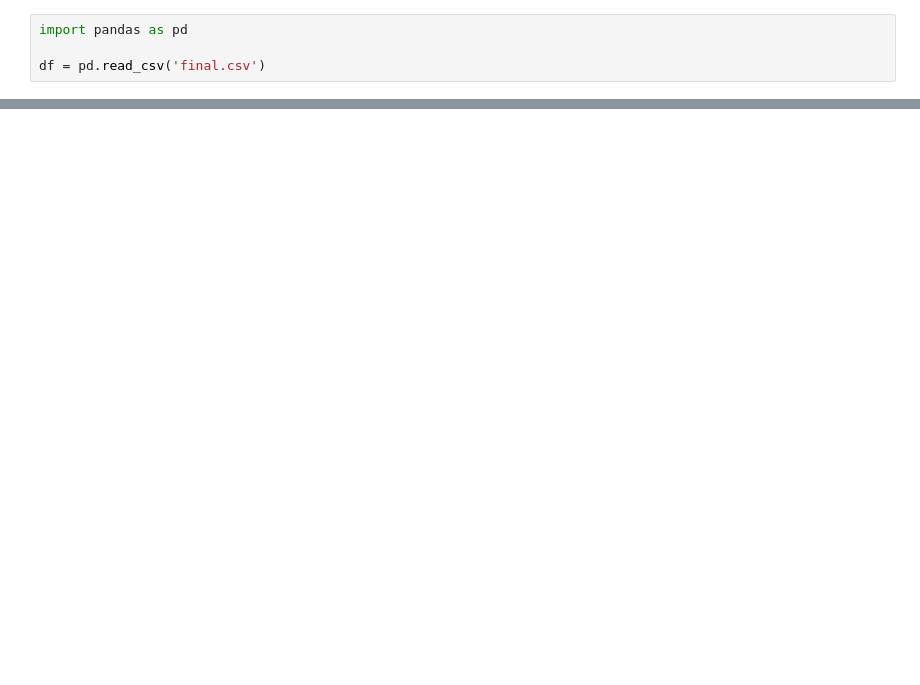
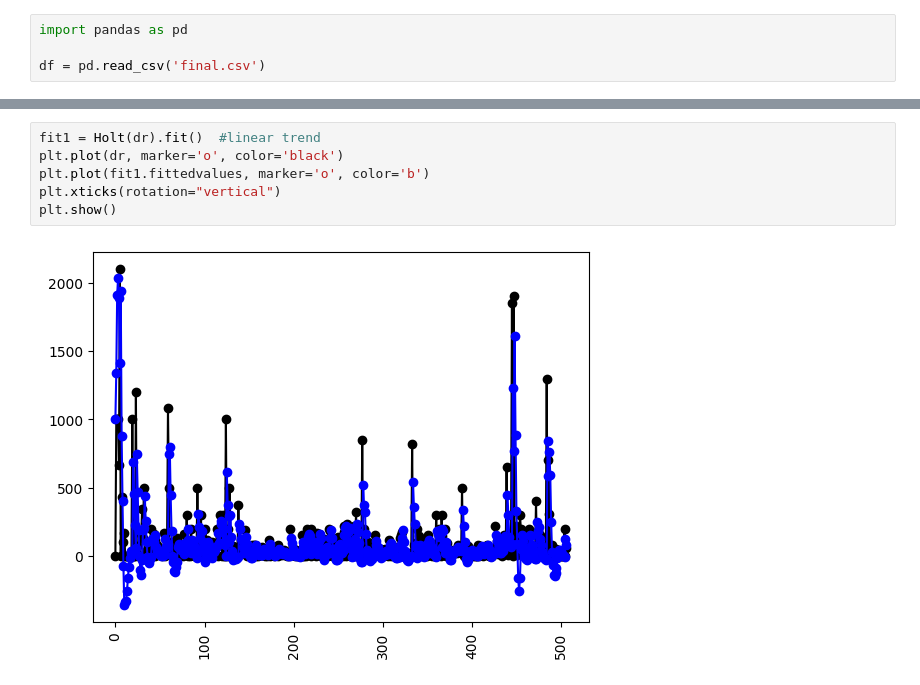
Before and after one commit to dhanraj-09/Expense-manager, a Jupyter notebook: ML/forecasting.ipynb, the cells around one changed output, grey strips where cells are left out. Cells and saved outputs as stored; diff of their text form; blank space fills up the shorter version.

```diff
--- a/ML/forecasting.ipynb
+++ b/ML/forecasting.ipynb
@@ -11,0 +42,8 @@ plt.show()
+# %%
+fit1 = Holt(dr).fit()  #linear trend
+plt.plot(dr, marker='o', color='black')
+plt.plot(fit1.fittedvalues, marker='o', color='b')
+plt.xticks(rotation="vertical")
+plt.show()
+# %% [output]
+[figure, added]
```
Also changed, not shown: parts of 40 cells of this notebook, 1 other file.
